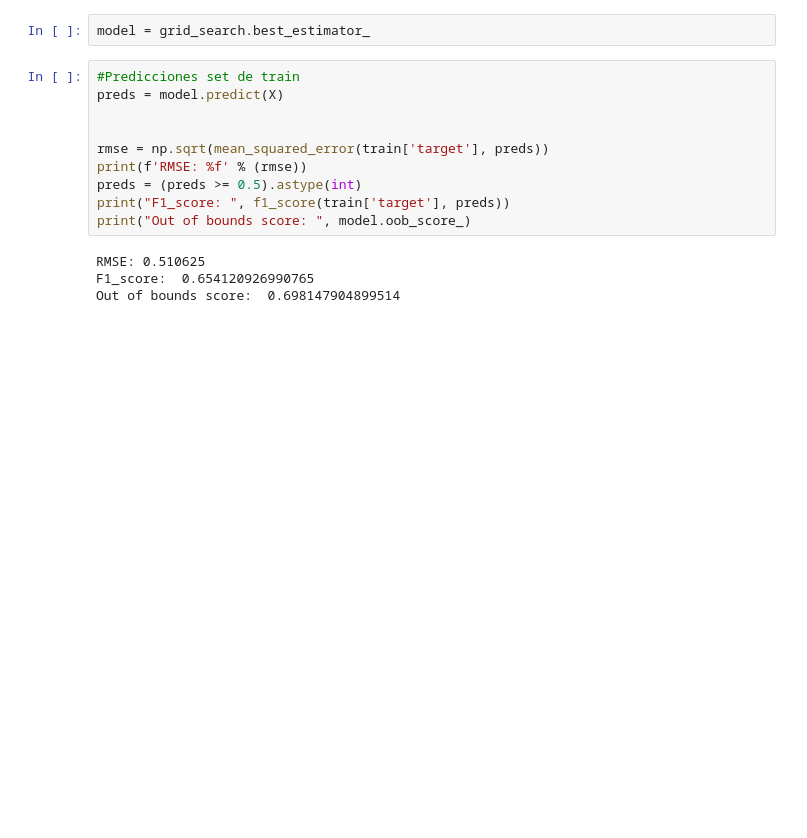
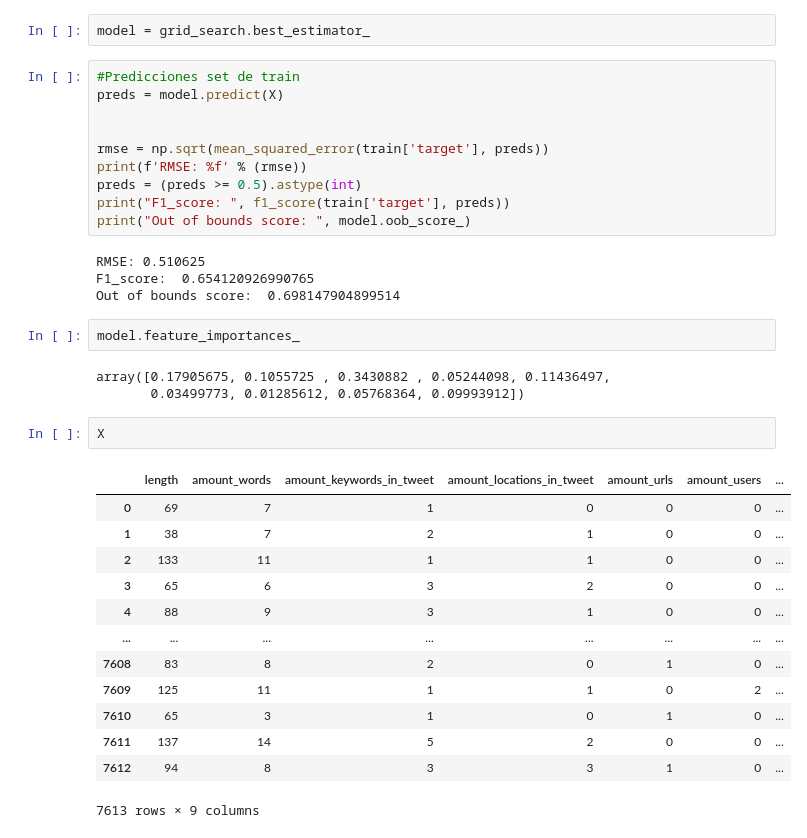
Before and after one commit to tomifarall/Orga-Datos-Tp2, a Jupyter notebook: Algoritmos Probados/RandomForest.ipynb, the cells around one changed output. Saved outputs shown, nothing was run; the diff lists cells and outputs as text; blank space fills up the shorter version.

```diff
--- a/Algoritmos Probados/RandomForest.ipynb
+++ b/Algoritmos Probados/RandomForest.ipynb
@@ -784,3 +784,24 @@ print("Out of bounds score: ", model.oob_score_)
 RMSE: 0.510625
 F1_score:  0.654120926990765
 Out of bounds score:  0.698147904899514
+# %%
+model.feature_importances_
+# %% [output]
+array([0.17905675, 0.1055725 , 0.3430882 , 0.05244098, 0.11436497,
+       0.03499773, 0.01285612, 0.05768364, 0.09993912])
+# %%
+X
+# %% [output]
+|  | length | amount_words | amount_keywords_in_tweet | amount_locations_in_tweet | amount_urls | amount_users | ... |
+| 0 | 69 | 7 | 1 | 0 | 0 | 0 | ... |
+| 1 | 38 | 7 | 2 | 1 | 0 | 0 | ... |
+| 2 | 133 | 11 | 1 | 1 | 0 | 0 | ... |
+| 3 | 65 | 6 | 3 | 2 | 0 | 0 | ... |
+| 4 | 88 | 9 | 3 | 1 | 0 | 0 | ... |
+| ... | ... | ... | ... | ... | ... | ... | ... |
+| 7608 | 83 | 8 | 2 | 0 | 1 | 0 | ... |
+| 7609 | 125 | 11 | 1 | 1 | 0 | 2 | ... |
+| 7610 | 65 | 3 | 1 | 0 | 1 | 0 | ... |
+| 7611 | 137 | 14 | 5 | 2 | 0 | 0 | ... |
+| 7612 | 94 | 8 | 3 | 3 | 1 | 0 | ... |
+7613 rows × 9 columns
```
